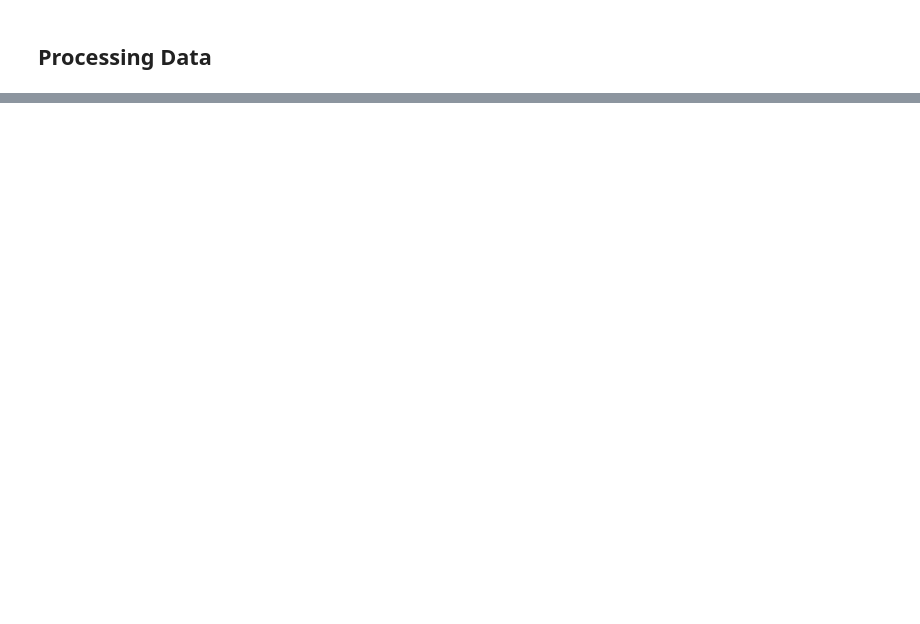
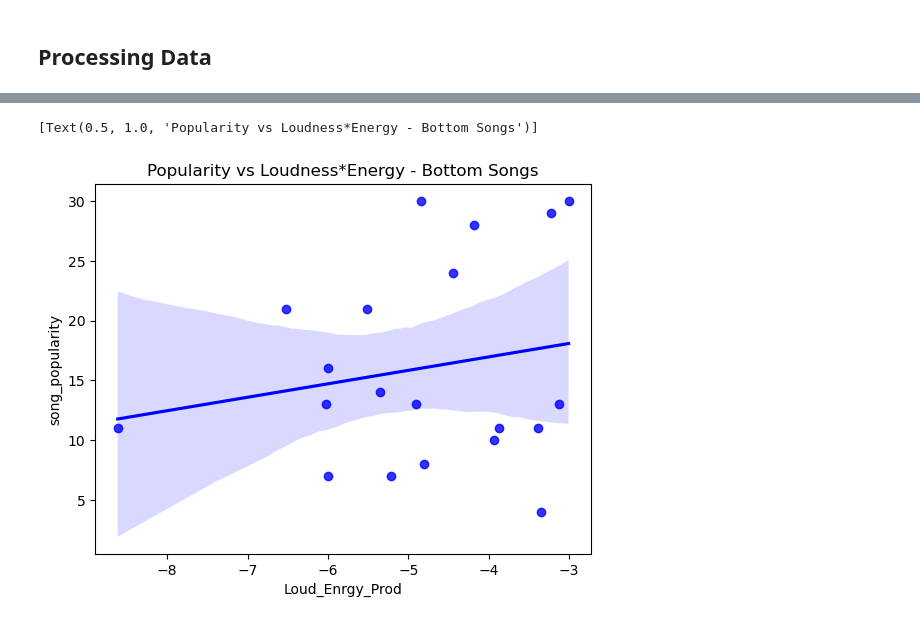
Before and after one commit to ubco-W2022T2-data301/project-group-group48, a Jupyter notebook: analysis/analysis pipeline/Person 3.ipynb, the cells around one changed output, grey strips where cells are left out. Saved outputs shown, nothing was run; the diff lists cells and outputs as text; code cells hidden in the pictures; blank space fills up the shorter version.

```diff
--- a/analysis/analysis pipeline/Person 3.ipynb
+++ b/analysis/analysis pipeline/Person 3.ipynb
@@ -70,0 +175,9 @@ songdata_cleaned.shape
+# %%
+def classify(songdata_sorted):
+    songdata_bottom = songdata_sorted.tail(20).sort_values(by=['song_popularity'], ascending = True)\
+        .assign(genre=['Latin Pop', 'Son cubano', 'Bolero', 'Hip Hop', 'Rock', 'R&B', 'Rock', 'Rock', 'Rock', 'Rock', 'Rock', 'Rock', 'Rock', 'Rock', 'Rock', 'Salsa', 'Rock', 'Pop', 'R&B', 'Rock'])\
+        .reindex(columns=['song_name', 'genre', 'song_popularity', 'song_duration_ms', 'acousticness', 'danceability', 'energy','instrumentalness','key', 'liveness','loudness', 'speechiness', 'tempo', 'audio_valence', 'Loud_Enrgy_Prod'])
+    return songdata_bottom
+
+songdata_bottom = classify(songdata_sorted)
+songdata_bottom
@@ -70,0 +229,5 @@ songdata_cleaned.shape
+# %%
+sns.regplot(x="Loud_Enrgy_Prod", y="song_popularity", data=songdata_bottom, color= "b").set( title = "Popularity vs Loudness*Energy - Bottom Songs")
+# %% [output]
+[Text(0.5, 1.0, 'Popularity vs Loudness*Energy - Bottom Songs')]
+[figure, added]
```
Also changed, not shown: parts of 29 cells of this notebook, 3 other files.
